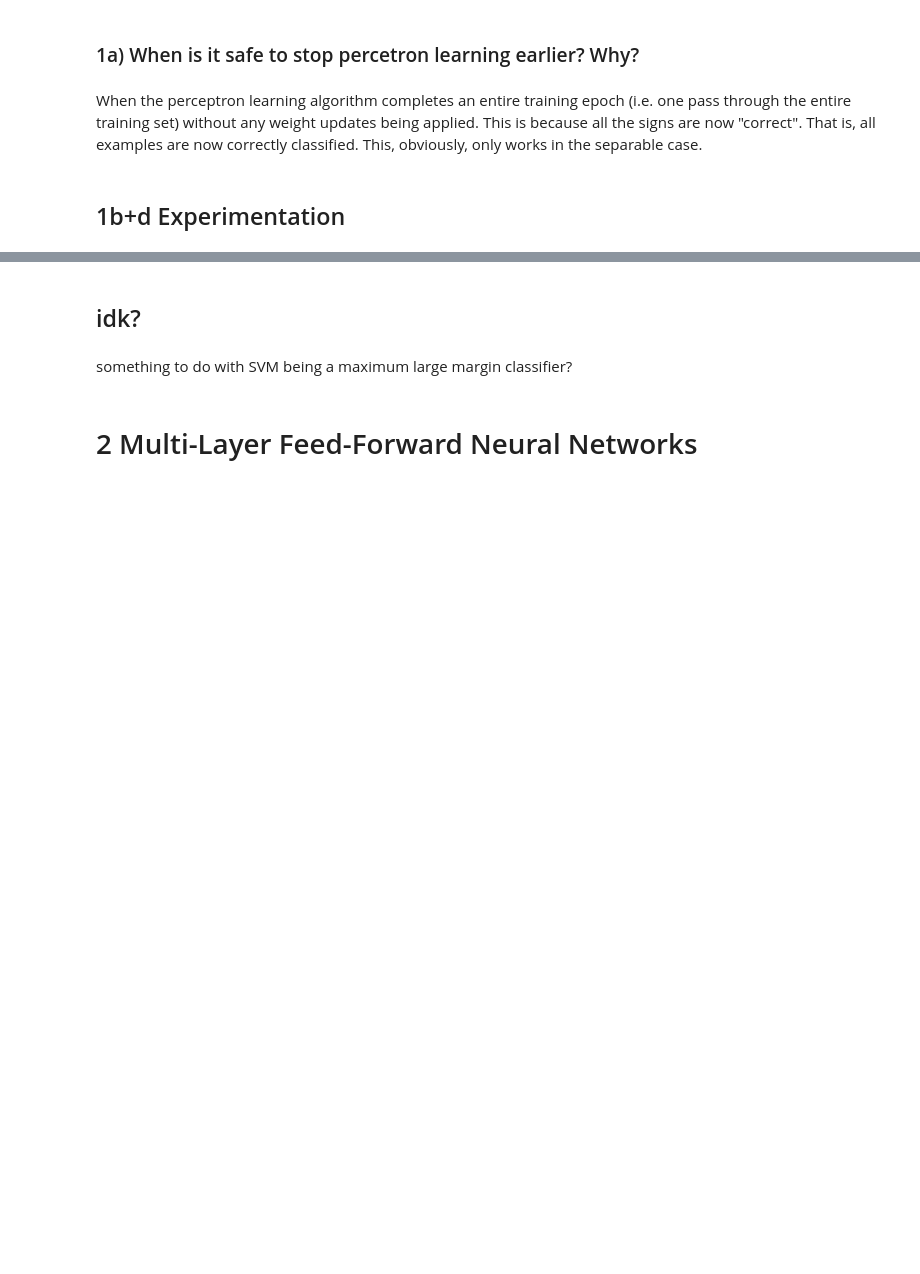
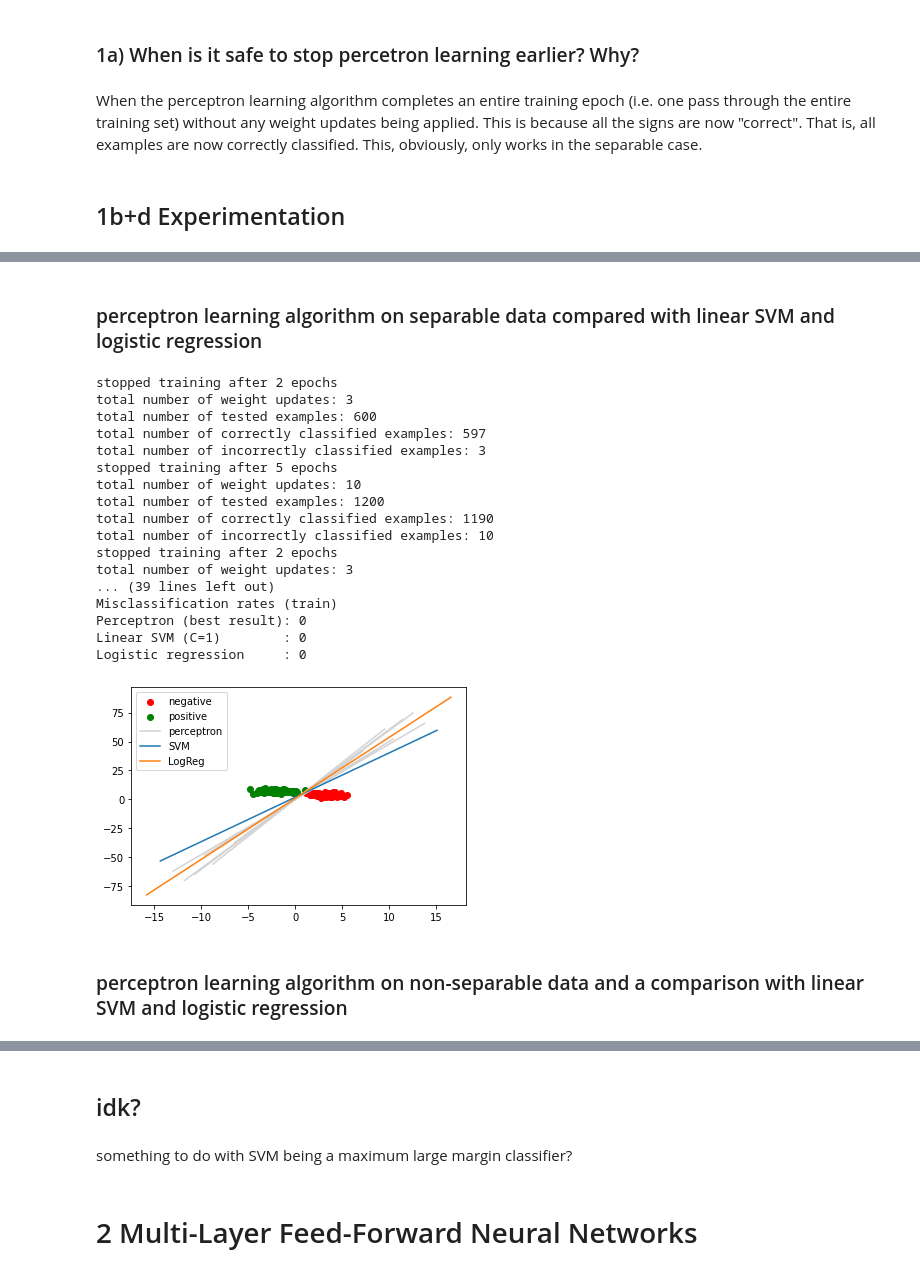
Before and after one commit to timurcarstensen/ie-678-deep-learning, a Jupyter notebook: dl22-a01/a01-fnn.ipynb, the cells around one changed output, grey strips where cells are left out. Cells and saved outputs as stored; diff of their text form; code cells hidden in the pictures; blank space fills up the shorter version.

```diff
--- a/dl22-a01/a01-fnn.ipynb
+++ b/dl22-a01/a01-fnn.ipynb
@@ -189,0 +211,26 @@ Logistic regression     : 3
+# %% [markdown]
+### perceptron learning algorithm on separable data compared with linear SVM and logistic regression
+# %%
+nextplot()
+plot2dbs(X1, y1, n=10, maxepochs=1000, pocket=False)
+# %% [output]
+stopped training after 2 epochs
+total number of weight updates: 3
+total number of tested examples: 600
+total number of correctly classified examples: 597
+total number of incorrectly classified examples: 3
+stopped training after 5 epochs
+total number of weight updates: 10
+total number of tested examples: 1200
+total number of correctly classified examples: 1190
+total number of incorrectly classified examples: 10
+stopped training after 2 epochs
+total number of weight updates: 3
+... (39 lines left out)
+Misclassification rates (train)
+Perceptron (best result): 0
+Linear SVM (C=1)        : 0
+Logistic regression     : 0
+[figure, added]
+# %% [markdown]
+### perceptron learning algorithm on non-separable data and a comparison with linear SVM and logistic regression
```
Also changed, not shown: parts of 18 cells of this notebook.
